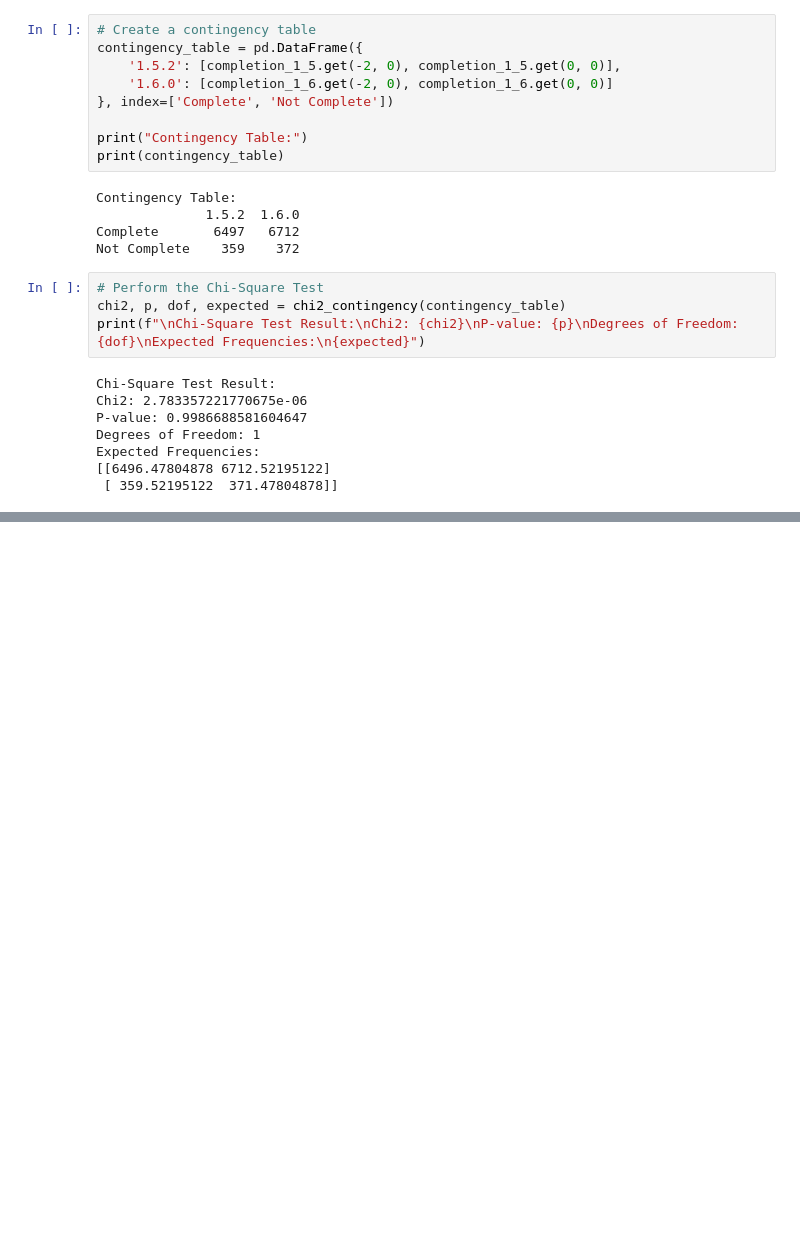
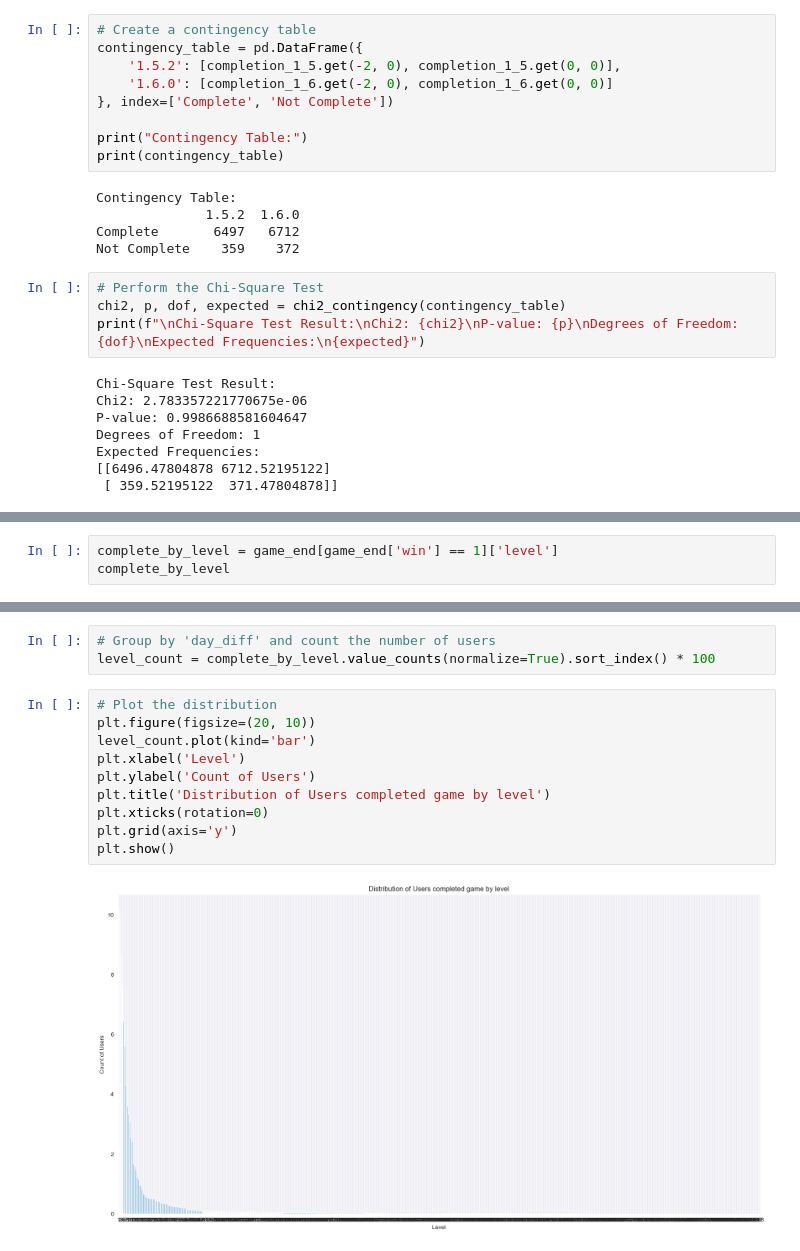
Before and after one commit to ducnm7/indiez_assign, a Jupyter notebook: notebooks/data_analyze.ipynb, the cells around one changed output, grey strips where cells are left out. Drawn from its saved outputs; the diff is of its cells as text; blank space fills up the shorter version.

```diff
--- a/notebooks/data_analyze.ipynb
+++ b/notebooks/data_analyze.ipynb
@@ -780,0 +844,3 @@ Expected Frequencies:
+# %%
+complete_by_level = game_end[game_end['win'] == 1]['level']
+complete_by_level
@@ -780,0 +860,15 @@ Expected Frequencies:
+# %%
+# Group by 'day_diff' and count the number of users
+level_count = complete_by_level.value_counts(normalize=True).sort_index() * 100
+# %%
+# Plot the distribution
+plt.figure(figsize=(20, 10))
+level_count.plot(kind='bar')
+plt.xlabel('Level')
+plt.ylabel('Count of Users')
+plt.title('Distribution of Users completed game by level')
+plt.xticks(rotation=0)
+plt.grid(axis='y')
+plt.show()
+# %% [output]
+[figure, added]
```
Also changed, not shown: parts of 15 cells of this notebook.
